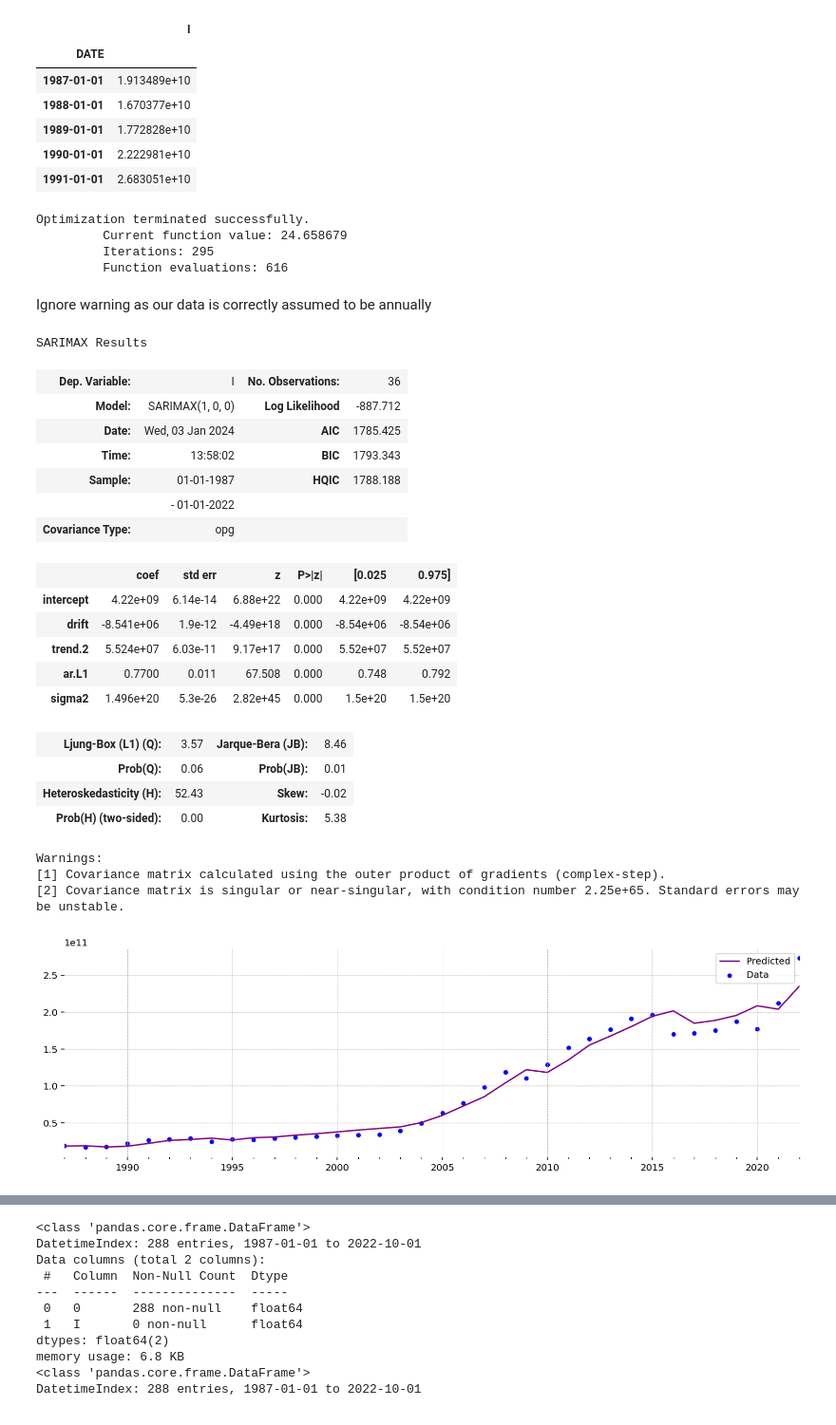
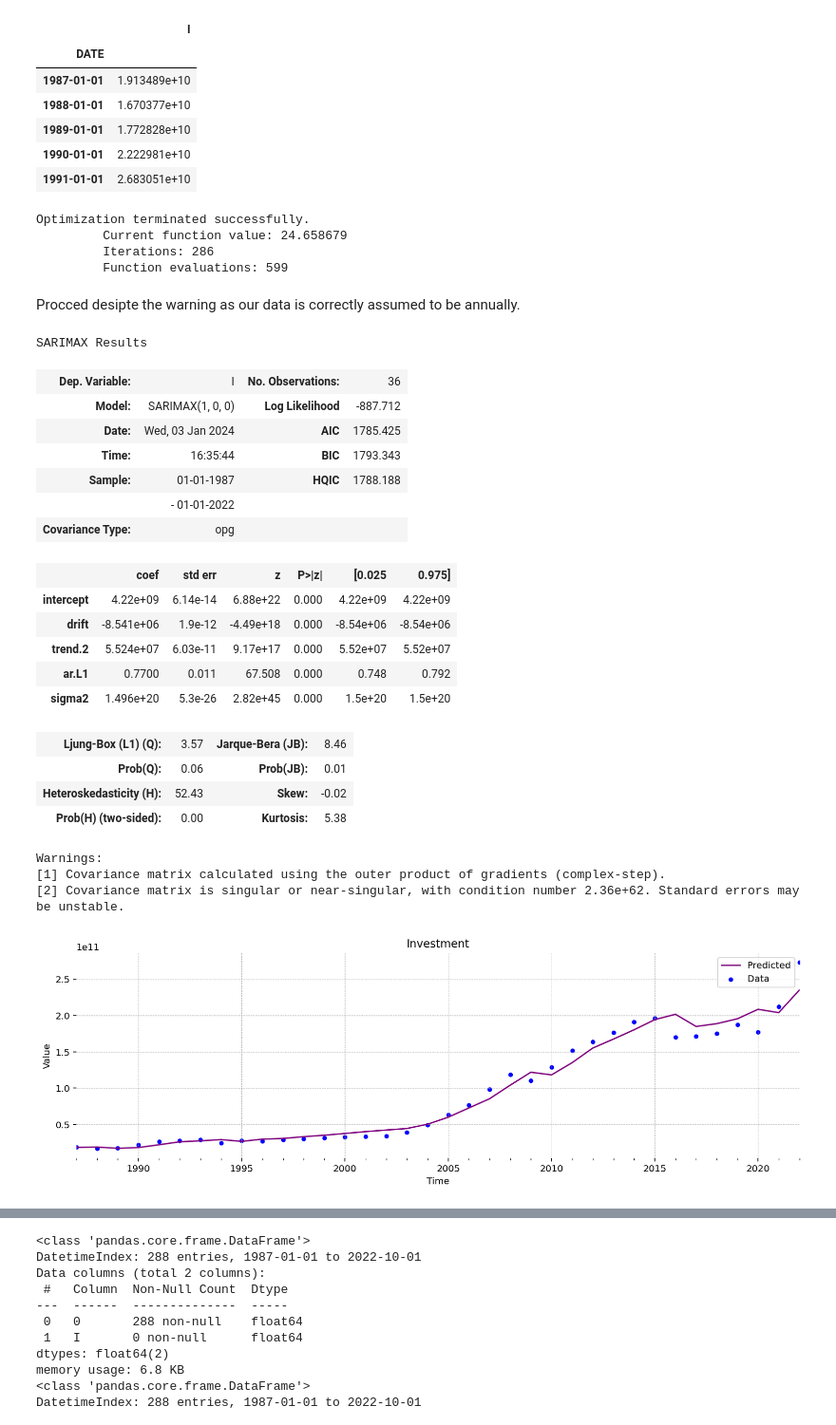
Before and after one commit to Solarkocher/Uni-projects, a Jupyter notebook: SaudiArabia_RBC_estimation_vers03-01-24.ipynb, the cells around one changed output, grey strips where cells are left out. Shown at 95% size. Cells and saved outputs as stored; diff of their text form; code cells hidden in the pictures.

```diff
--- a/SaudiArabia_RBC_estimation_vers03-01-24.ipynb
+++ b/SaudiArabia_RBC_estimation_vers03-01-24.ipynb
@@ -940,0 +961,3 @@ In the visual representation above it is clear that several variables exhibit di
+# %%
+# Drop TB and CA from dataframe. In addition, drop yearly
+final_df = final_df.drop(columns=['Y_yearly','CA', 'TB'])
@@ -1024,7 +1073,6 @@ I_quarterly.head()
 | 1991-01-01 | 2.683051e+10 |
 # %%
 # We set the trend to 'ctt' which means quadratic trend as this I appears to increase exponentially
-
 # Define the SARIMAX model with a quadratic trend
 mod = sm.tsa.SARIMAX(I_quarterly, order=(1, 0, 0), trend='ctt')
 
@@ -1033,10 +1081,10 @@ res = mod.fit(method='nm', maxiter=10_000)
 # %% [output]
 Optimization terminated successfully.
          Current function value: 24.658679
-         Iterations: 295
-         Function evaluations: 616
+         Iterations: 286
+         Function evaluations: 599
 # %% [markdown]
-Ignore warning as our data is correctly assumed to be annually
+Procced desipte the warning as our data is correctly assumed to be annually.
 # %%
 res.summary()
 # %% [output]
@@ -1044,7 +1092,7 @@ SARIMAX Results
 | Dep. Variable: | I | No. Observations: | 36 |
 | Model: | SARIMAX(1, 0, 0) | Log Likelihood | -887.712 |
 | Date: | Wed, 03 Jan 2024 | AIC | 1785.425 |
-| Time: | 13:58:02 | BIC | 1793.343 |
+| Time: | 16:35:44 | BIC | 1793.343 |
 | Sample: | 01-01-1987 | HQIC | 1788.188 |
 |  | - 01-01-2022 |  |  |
 | Covariance Type: | opg |  |  |
@@ -1060,23 +1108,28 @@ SARIMAX Results
 | Prob(H) (two-sided): | 0.00 | Kurtosis: | 5.38 |
 Warnings:
 [1] Covariance matrix calculated using the outer product of gradients (complex-step).
-[2] Covariance matrix is singular or near-singular, with condition number 2.25e+65. Standard errors may be unstable.
+[2] Covariance matrix is singular or near-singular, with condition number 2.36e+62. Standard errors may be unstable.
 # %%
 # Plotting both the predicted trend and real data on a quarterly scale
 
 # Create a figure and axis
 fig, ax = plt.subplots()
 
 # Plot the predicted values using the fitted SARIMAX model
 res.predict().plot(label='Predicted', ax=ax, c='purple')
 
 # Scatter plot the actual data points
 ax.scatter(I_quarterly.index, I_quarterly.values, s=15, c='b', label='Data')
 
 # Display the legend
 ax.legend()
+plt.legend()
+plt.title("Investment")
+plt.xlabel("Time")
+plt.ylabel("Value")
+plt.show()
 
 # Show the plot
 plt.show()
 # %% [output]
-[figure, old version]
+[figure, new version]
```
Also changed, not shown: parts of 125 cells of this notebook.
